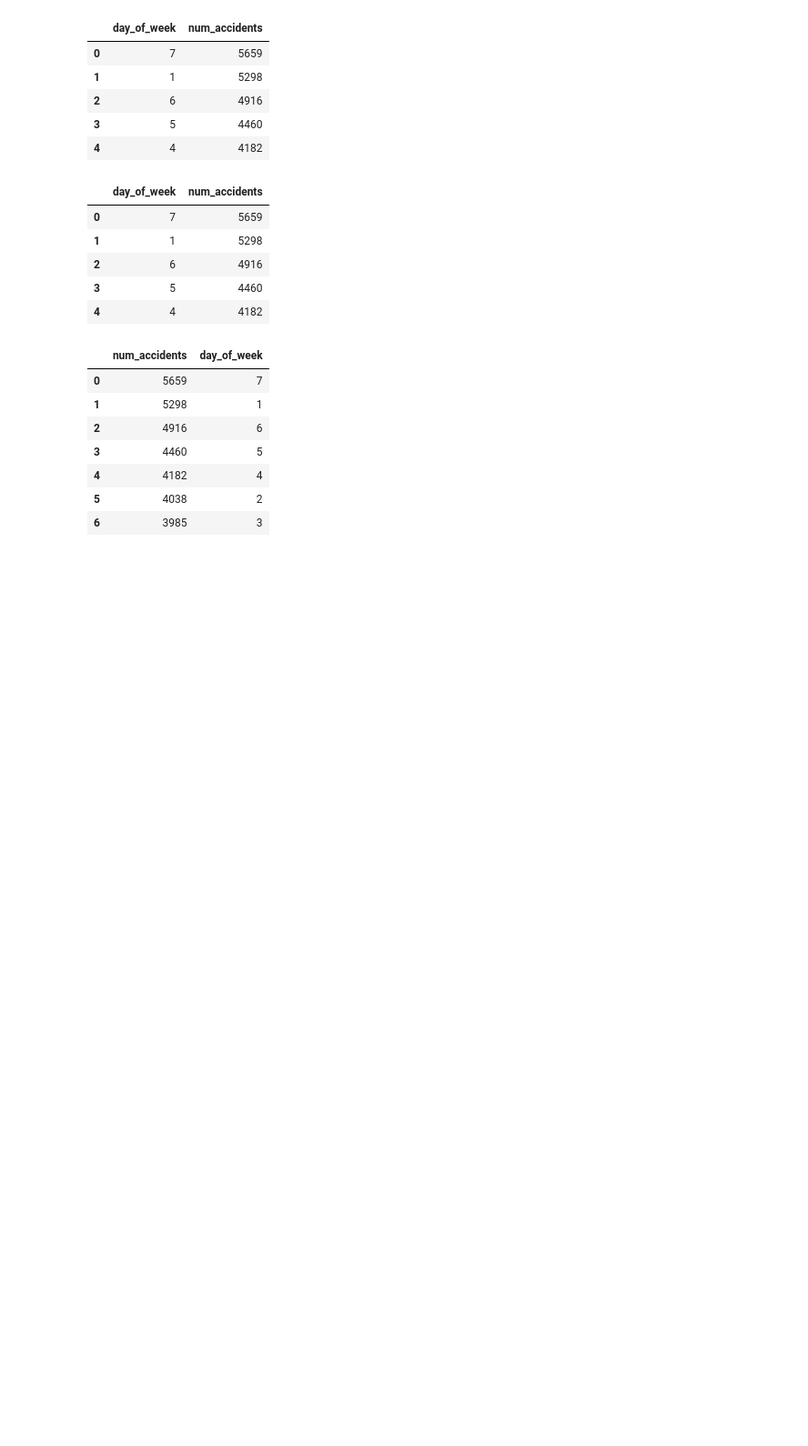
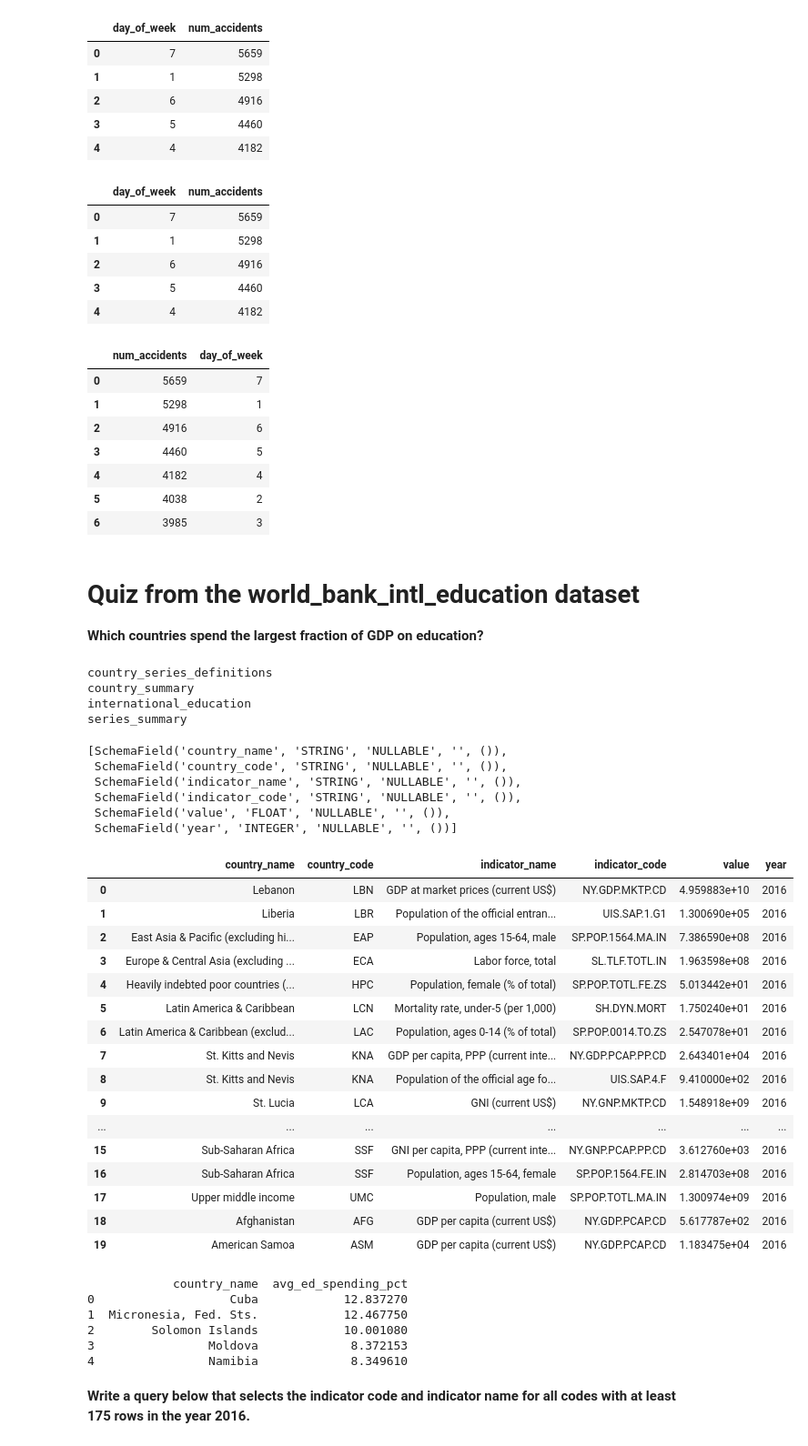
Before and after one commit to causapablo/SQL-Kaggle-Course, a Jupyter notebook: SQL practices.ipynb, the cells around one changed output. Shown at 91% size. Drawn from its saved outputs; the diff is of its cells as text; code cells hidden in the pictures; blank space fills up the shorter version.

```diff
--- a/SQL practices.ipynb
+++ b/SQL practices.ipynb
@@ -574,3 +574,50 @@ accidents_by_day
 # the task will be performed is to count all the instances in each group of "day_of_week"
 # 2) There's a difference between the DataFrame given by the value DAY and DAYOFWEEK
 # Because DAY is the day in the month, from 1 to 31, and DAYOFWEEK is the day of week, from 1 to 7.
+# %% [markdown]
+# Quiz from the world_bank_intl_education dataset
+**Which countries spend the largest fraction of GDP on education?**
+# %%
+dataset_ref = client.dataset('world_bank_intl_education', project = 'bigquery-public-data')
+dataset = client.get_dataset(dataset_ref)
+# %%
+tables = list(client.list_tables(dataset))
+for table in tables:
+    print(table.table_id)
+# %% [output]
+country_series_definitions
+country_summary
+international_education
+series_summary
+# %%
+table_ref = dataset_ref.table('international_education')
+table = client.get_table(table_ref)
+# %%
+table.schema
+# %% [output]
+[SchemaField('country_name', 'STRING', 'NULLABLE', '', ()),
+ SchemaField('country_code', 'STRING', 'NULLABLE', '', ()),
+ SchemaField('indicator_name', 'STRING', 'NULLABLE', '', ()),
+ SchemaField('indicator_code', 'STRING', 'NULLABLE', '', ()),
+ SchemaField('value', 'FLOAT', 'NULLABLE', '', ()),
+ SchemaField('year', 'INTEGER', 'NULLABLE', '', ())]
+# %%
+client.list_rows(table, max_results = 20).to_dataframe()
+# %% [output]
+|  | country_name | country_code | indicator_name | indicator_code | value | year |
+| 0 | Lebanon | LBN | GDP at market prices (current US$) | NY.GDP.MKTP.CD | 4.959883e+10 | 2016 |
+| 1 | Liberia | LBR | Population of the official entran... | UIS.SAP.1.G1 | 1.300690e+05 | 2016 |
+| 2 | East Asia & Pacific (excluding hi... | EAP | Population, ages 15-64, male | SP.POP.1564.MA.IN | 7.386590e+08 | 2016 |
+| 3 | Europe & Central Asia (excluding ... | ECA | Labor force, total | SL.TLF.TOTL.IN | 1.963598e+08 | 2016 |
+| 4 | Heavily indebted poor countries (... | HPC | Population, female (% of total) | SP.POP.TOTL.FE.ZS | 5.013442e+01 | 2016 |
+| 5 | Latin America & Caribbean | LCN | Mortality rate, under-5 (per 1,000) | SH.DYN.MORT | 1.750240e+01 | 2016 |
+| 6 | Latin America & Caribbean (exclud... | LAC | Population, ages 0-14 (% of total) | SP.POP.0014.TO.ZS | 2.547078e+01 | 2016 |
+| 7 | St. Kitts and Nevis | KNA | GDP per capita, PPP (current inte... | NY.GDP.PCAP.PP.CD | 2.643401e+04 | 2016 |
+| 8 | St. Kitts and Nevis | KNA | Population of the official age fo... | UIS.SAP.4.F | 9.410000e+02 | 2016 |
+| 9 | St. Lucia | LCA | GNI (current US$) | NY.GNP.MKTP.CD | 1.548918e+09 | 2016 |
+| ... | ... | ... | ... | ... | ... | ... |
+| 15 | Sub-Saharan Africa | SSF | GNI per capita, PPP (current inte... | NY.GNP.PCAP.PP.CD | 3.612760e+03 | 2016 |
+| 16 | Sub-Saharan Africa | SSF | Population, ages 15-64, female | SP.POP.1564.FE.IN | 2.814703e+08 | 2016 |
+| 17 | Upper middle income | UMC | Population, male | SP.POP.TOTL.MA.IN | 1.300974e+09 | 2016 |
+| 18 | Afghanistan | AFG | GDP per capita (current US$) | NY.GDP.PCAP.CD | 5.617787e+02 | 2016 |
+| 19 | American Samoa | ASM | GDP per capita (current US$) | NY.GDP.PCAP.CD | 1.183475e+04 | 2016 |
@@ -576,0 +632,14 @@ accidents_by_day
+# %%
+safe_config = bigquery.QueryJobConfig(maximum_bytes_billed = 10**9)
+query_job = client.query(country_spend_pct_query, job_config = safe_config)
+country_spending_results = query_job.to_dataframe()
+print(country_spending_results.head())
+# %% [output]
+            country_name  avg_ed_spending_pct
+0                   Cuba            12.837270
+1  Micronesia, Fed. Sts.            12.467750
+2        Solomon Islands            10.001080
+3                Moldova             8.372153
+4                Namibia             8.349610
+# %% [markdown]
+**Write a query below that selects the indicator code and indicator name for all codes with at least 175 rows in the year 2016.**
```
Also changed, not shown: parts of 3 cells of this notebook.
